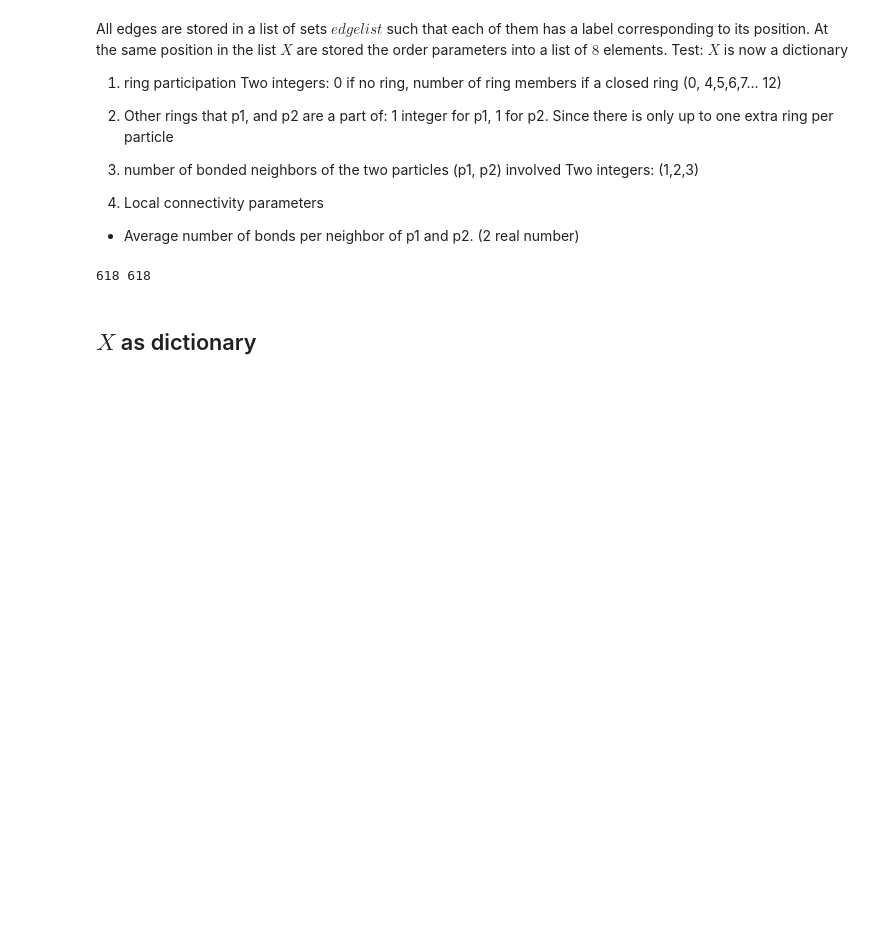
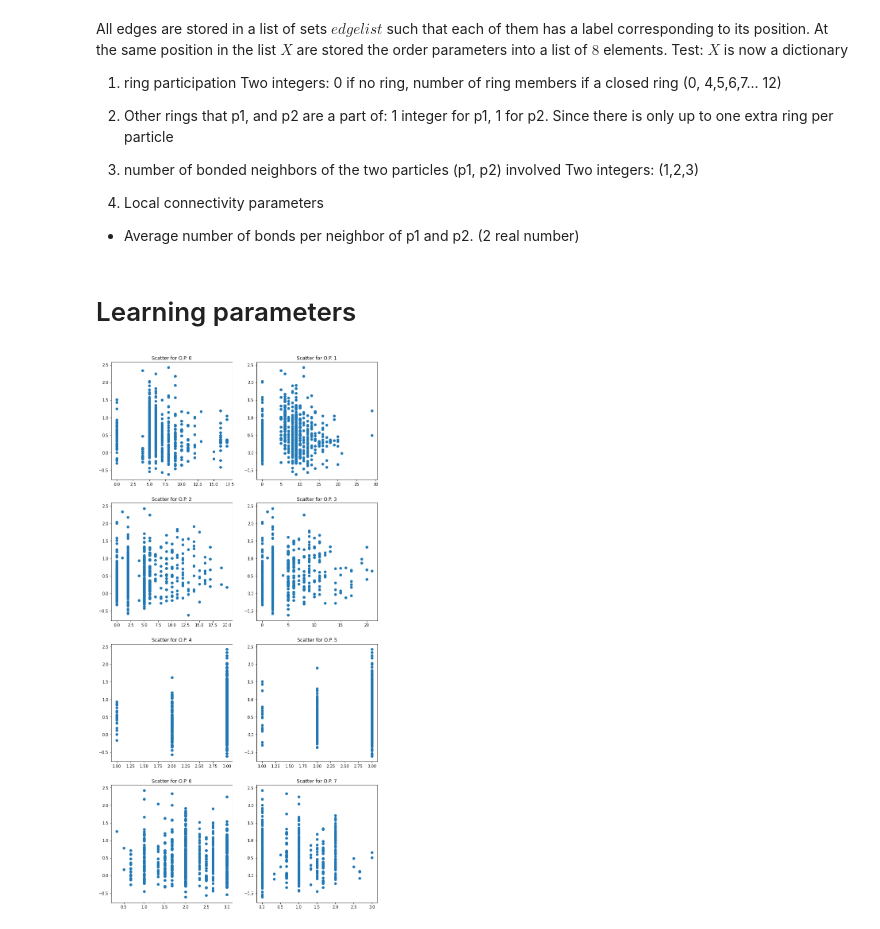
Before and after one commit to Simone7monaco/PatchyParticles, a Jupyter notebook: Order Parameters.ipynb, the cells around one changed output. Saved outputs shown, nothing was run; the diff lists cells and outputs as text; code cells hidden in the pictures; blank space fills up the shorter version.

```diff
--- a/Order Parameters.ipynb
+++ b/Order Parameters.ipynb
@@ -188,47 +262,5 @@ for i in range(N):
     for j in G[i]:
         idx= 7 if i>j else 6
         X[edgelist.index({i,j})][idx] = avg                                      #finds 4
-# %%
-print(len(X), len(y))
-# %% [output]
-618 618
-# %% [markdown]
-## $X$ as dictionary
-# %%
-avg=np.zeros(N)
-for i in range(N):
-    avg = 0
-    if len(G[i]) == 0: continue
-    for j in G[i]:
-        #print(j)
-        #tmp = copy.deepcopy(G)
-        #tmp[i].remove(j); tmp[j].remove(i)
-        r1,p1 =dijkstra(G, i, j)  #finds 1.1
-
-        r1 += 1
-        if r1 != 0:
-            r3 =dijkstra(G, i, p1[1])[0]+1;
-
-            r4 =dijkstra(G, j, p1[-2])[0]+1  #finds 4
-
-            m=int(len(p1)/2)
-
-
-            G[p1[m+1]].remove(p1[m]); G[p1[m]].remove(p1[m+1])
-
-            r2 =dijkstra(G, i, j)[0] + 1 #finds 1.2
-            G[p1[m+1]].add(p1[m]); G[p1[m]].add(p1[m+1])
-
-            X[frozenset({i,j})][0:4] = np.array([r1, r2, r3, r4])
-            #if X[frozenset({0,36})][0]==-1: X[frozenset({0,36})][0]=r1
-            #if X[frozenset({0,36})][0]==-1: X[frozenset({0,36})][0]=r1
-        else:
-            X[frozenset({i,j})][0:4] = np.zeros(4)
-        X[frozenset({i,j})][4:6] = np.array([len(G[i]), len(G[j])])
-        avg += len(G[j])
-        #idx = edgelist.index({i,j})
-    avg /= len(G[i])                                                  #finds 3
-
-    for j in G[i]:
-        idx= 7 if i>j else 6
-        X[frozenset({i,j})][idx] = avg
+# %% [markdown]
+# Learning parameters
@@ -234,0 +272,9 @@ for i in range(N):
+# %%
+fig, axes = plt.subplots(4, 2, figsize=(12,25))
+for i in range(4):
+    for j in range(2):
+        axes[i][j].set_title("Scatter for O.P. %i"%(2*i+j))
+        axes[i][j].scatter(X[:,2*i+j],y)
+plt.show()
+# %% [output]
+[figure, added]
```
Also changed, not shown: parts of 5 cells of this notebook.
